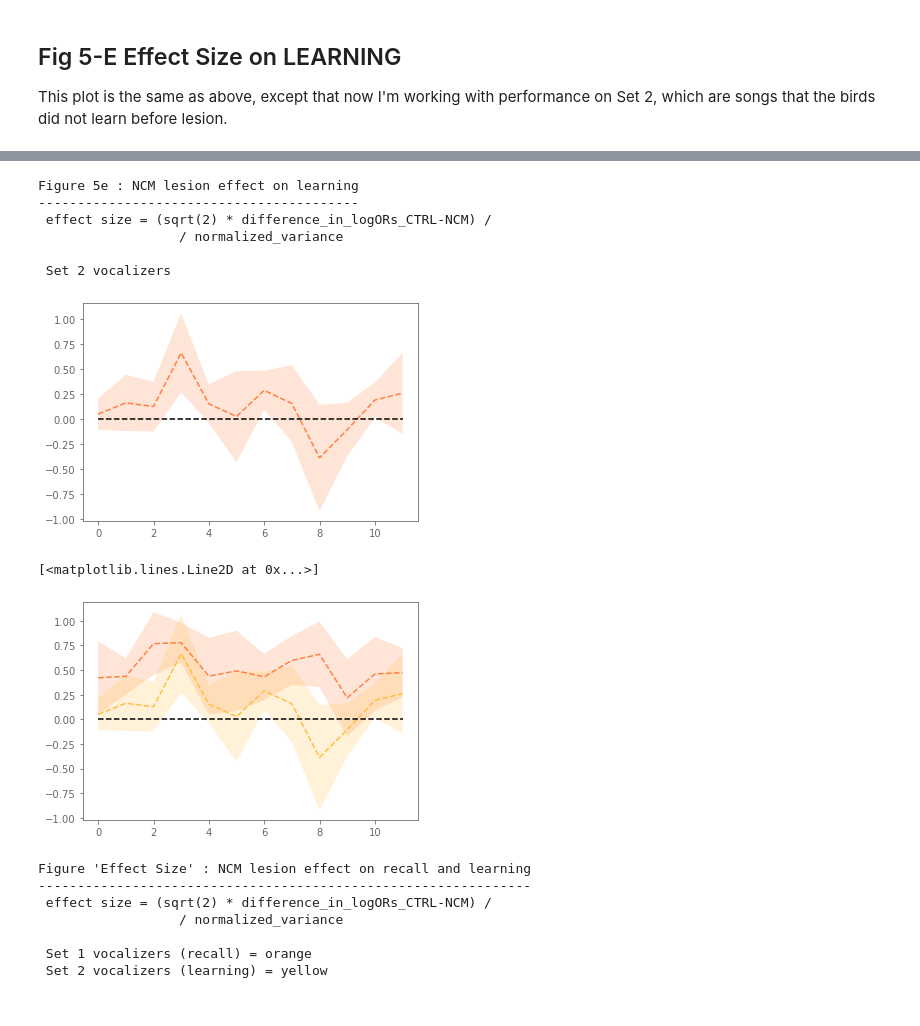
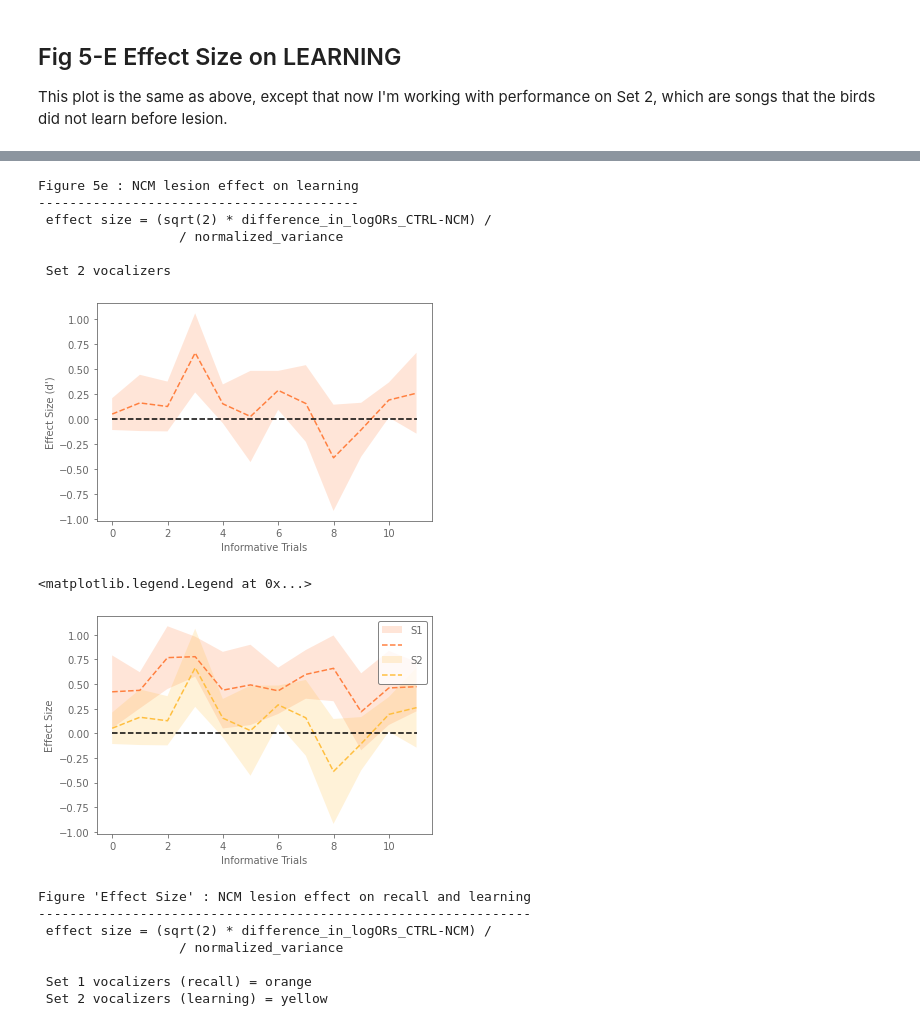
Before and after one commit to theunissenlab/zebra-finch-memory-lesions, a Jupyter notebook: paper_notebooks/Effect_Size_figs.ipynb, the cells around one changed output, grey strips where cells are left out. Cells and saved outputs as stored; diff of their text form; code cells hidden in the pictures.

Commit message:
Added axis labels and legend

```diff
--- a/paper_notebooks/Effect_Size_figs.ipynb
+++ b/paper_notebooks/Effect_Size_figs.ipynb
@@ -630,37 +646 @@ def fig4e(ax: plt.Axes = None):
     return logOR_NCM["k"], d_prime, SE_average
-# %%
-# create two separate tsvk instances, one for control group one for NCM
-
-tsvk_NCM = get_or_create_Tsvk(df[
-        (df.LesionStage == "postlesion")
-        & (df.VocalizerSet == "S1")
-        & (df.SubjectTreatment == "NCM")
-    ], k_max=11)
-logOR_NCM = tsvk_NCM.logOR()
-
-treatment_filter = np.zeros_like(df.SubjectTreatment).astype(bool)
-for t in ("HVC", "CTRL"):
-    treatment_filter |= df.SubjectTreatment == t
-
-tsvk_control = get_or_create_Tsvk(df[
-        (df.LesionStage == "postlesion")
-        & (df.VocalizerSet == "S1")
-        & treatment_filter
-    ], k_max=11)
-logOR_CTRL = tsvk_control.logOR()
-# %%
-# difference of the logORs
-diff_logOR = logOR_CTRL["logOR"]-logOR_NCM["logOR"]
-
-# normalization term
-nNCM = logOR_NCM["dof"] + 1
-nCTRL = logOR_CTRL["dof"] + 1
-var_NCM = logOR_NCM["SE"]**2 * nNCM
-var_CTRL = logOR_CTRL["SE"]**2 * nCTRL
-norm_var = np.sqrt(var_NCM * nNCM + var_CTRL * nCTRL / (nNCM + nCTRL))
-
-# effect size of NCM lesion on memory
-d_prime = (np.sqrt(2) * diff_logOR) / norm_var
-# %%
-for i,d in enumerate(d_prime):
-    print(diff_logOR[i], norm_var[i], d)
@@ -894,6 +867,8 @@ def fig5e(ax: plt.Axes = None):
         }
     )
     ax.plot([0, 11], [0, 0], color='k', linestyle='--')
+    ax.set_ylabel("Effect Size (d')", fontsize=10)
+    ax.set_xlabel("Informative Trials", fontsize=10)
     return logOR_NCM["k"], d_prime, SE_average
 # %%
 k, d_prime_S2, SE_S2 = fig5e()
@@ -904,37 +879,40 @@ Figure 5e : NCM lesion effect on learning
                   / normalized_variance
 
  Set 2 vocalizers
-[figure, old version]
+[figure, new version]
 # %%
 ax = plt.gca()
 
 shaded_line(
         k,
         d_prime_S1,
         SE_S1,
         ax=ax,
         line_kwargs={
             "color": [1.0, 0.5, 0.25],
             "linestyle": LINEMAP["HVC"],
         }
     )
 
 shaded_line(
         k,
         d_prime_S2,
         SE_S2,
         ax=ax,
         line_kwargs={
             "color": [1.0, 0.75, 0.25],
 
             "linestyle": LINEMAP["HVC"],
         }
     )
 
 ax.plot([0, 11], [0, 0], color='k', linestyle='--')
+ax.set_ylabel("Effect Size", fontsize=10)
+ax.set_xlabel("Informative Trials", fontsize=10)
+plt.legend(["S1", "", "S2",""])
 # %% [output]
-[<matplotlib.lines.Line2D at 0x...>]
+<matplotlib.legend.Legend at 0x...>
-[figure, old version]
+[figure, new version]
 # %%
 def d_prime_by_hand(logOR_by_subj_CTRL, logOR_by_subj_NCM):
 
```
Also changed, not shown: parts of 15 cells of this notebook.
